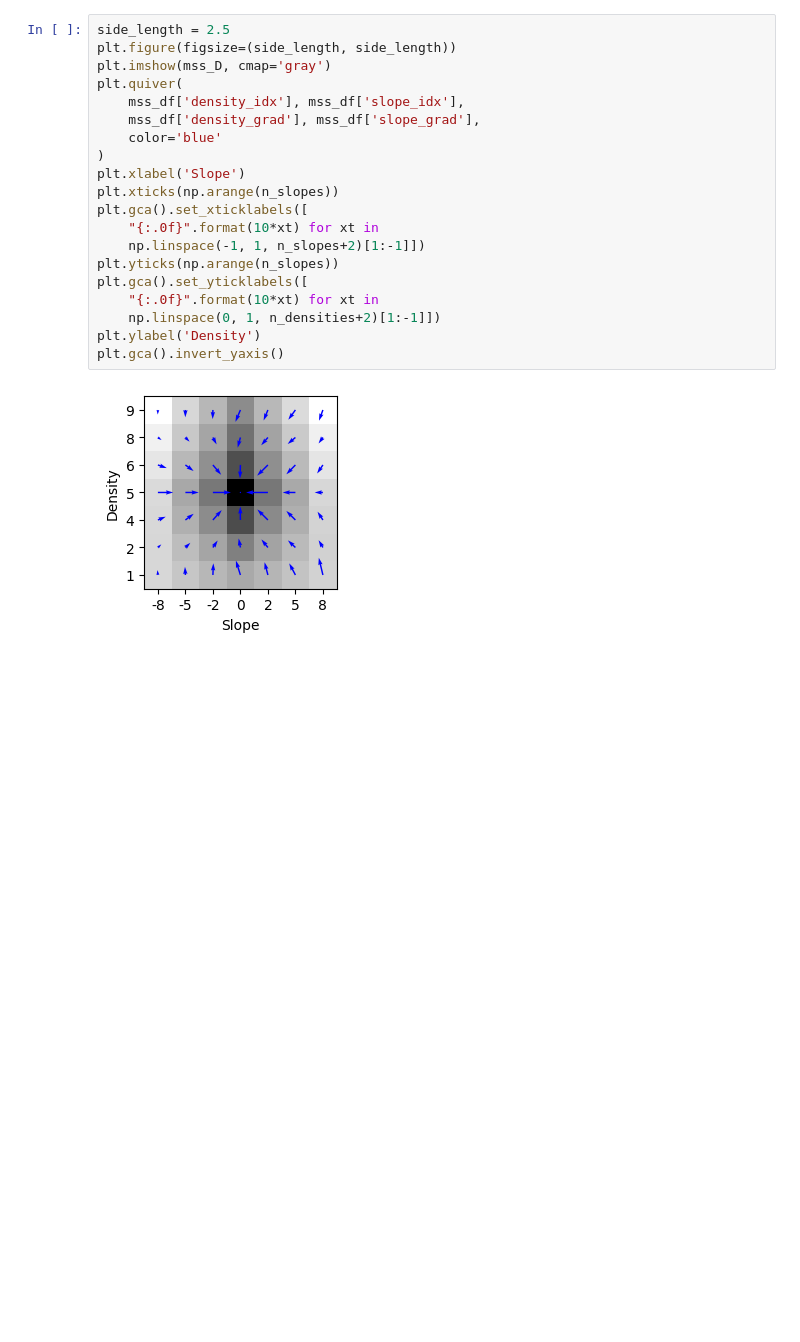
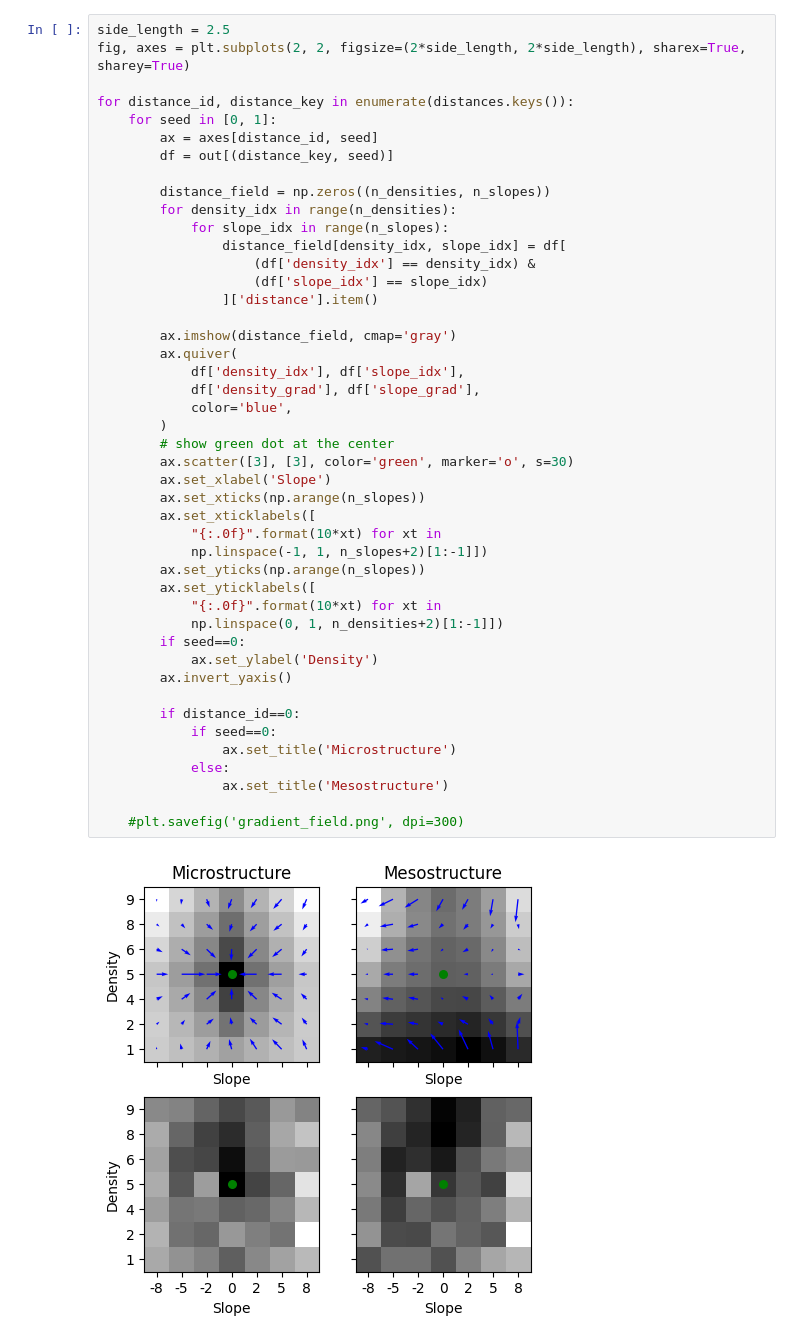
Before and after one commit to lostanlen/scrapl-ddsp, a Jupyter notebook: gradient field.ipynb, the cells around one changed output. Cells and saved outputs as stored; diff of their text form; blank space fills up the shorter version.

Commit message:
update gradient field notebook

```diff
--- a/gradient field.ipynb
+++ b/gradient field.ipynb
@@ -80,22 +111,47 @@ for seed in [0, 1]:
 # %%
 side_length = 2.5
-plt.figure(figsize=(side_length, side_length))
-plt.imshow(mss_D, cmap='gray')
-plt.quiver(
-    mss_df['density_idx'], mss_df['slope_idx'],
-    mss_df['density_grad'], mss_df['slope_grad'],
-    color='blue'
-)
-plt.xlabel('Slope')
-plt.xticks(np.arange(n_slopes))
-plt.gca().set_xticklabels([
-    "{:.0f}".format(10*xt) for xt in
-    np.linspace(-1, 1, n_slopes+2)[1:-1]])
-plt.yticks(np.arange(n_slopes))
-plt.gca().set_yticklabels([
-    "{:.0f}".format(10*xt) for xt in
-    np.linspace(0, 1, n_densities+2)[1:-1]])
-plt.ylabel('Density')
-plt.gca().invert_yaxis()
+fig, axes = plt.subplots(2, 2, figsize=(2*side_length, 2*side_length), sharex=True, sharey=True)
+
+for distance_id, distance_key in enumerate(distances.keys()):
+    for seed in [0, 1]:
+        ax = axes[distance_id, seed]
+        df = out[(distance_key, seed)]
+
+        distance_field = np.zeros((n_densities, n_slopes))
+        for density_idx in range(n_densities):
+            for slope_idx in range(n_slopes):
+                distance_field[density_idx, slope_idx] = df[
+                    (df['density_idx'] == density_idx) &
+                    (df['slope_idx'] == slope_idx)
+                ]['distance'].item()
+
+        ax.imshow(distance_field, cmap='gray')
+        ax.quiver(
+            df['density_idx'], df['slope_idx'],
+            df['density_grad'], df['slope_grad'],
+            color='blue',
+        )
+        # show green dot at the center
+        ax.scatter([3], [3], color='green', marker='o', s=30)
+        ax.set_xlabel('Slope')
+        ax.set_xticks(np.arange(n_slopes))
+        ax.set_xticklabels([
+            "{:.0f}".format(10*xt) for xt in
+            np.linspace(-1, 1, n_slopes+2)[1:-1]])
+        ax.set_yticks(np.arange(n_slopes))
+        ax.set_yticklabels([
+            "{:.0f}".format(10*xt) for xt in
+            np.linspace(0, 1, n_densities+2)[1:-1]])
+        if seed==0:
+            ax.set_ylabel('Density')
+        ax.invert_yaxis()
+
+        if distance_id==0:
+            if seed==0:
+                ax.set_title('Microstructure')
+            else:
+                ax.set_title('Mesostructure')
+
+    #plt.savefig('gradient_field.png', dpi=300)
 # %% [output]
-[figure, old version]
+[figure, new version]
```
Also changed, not shown: parts of 6 cells of this notebook, 2 other files.
